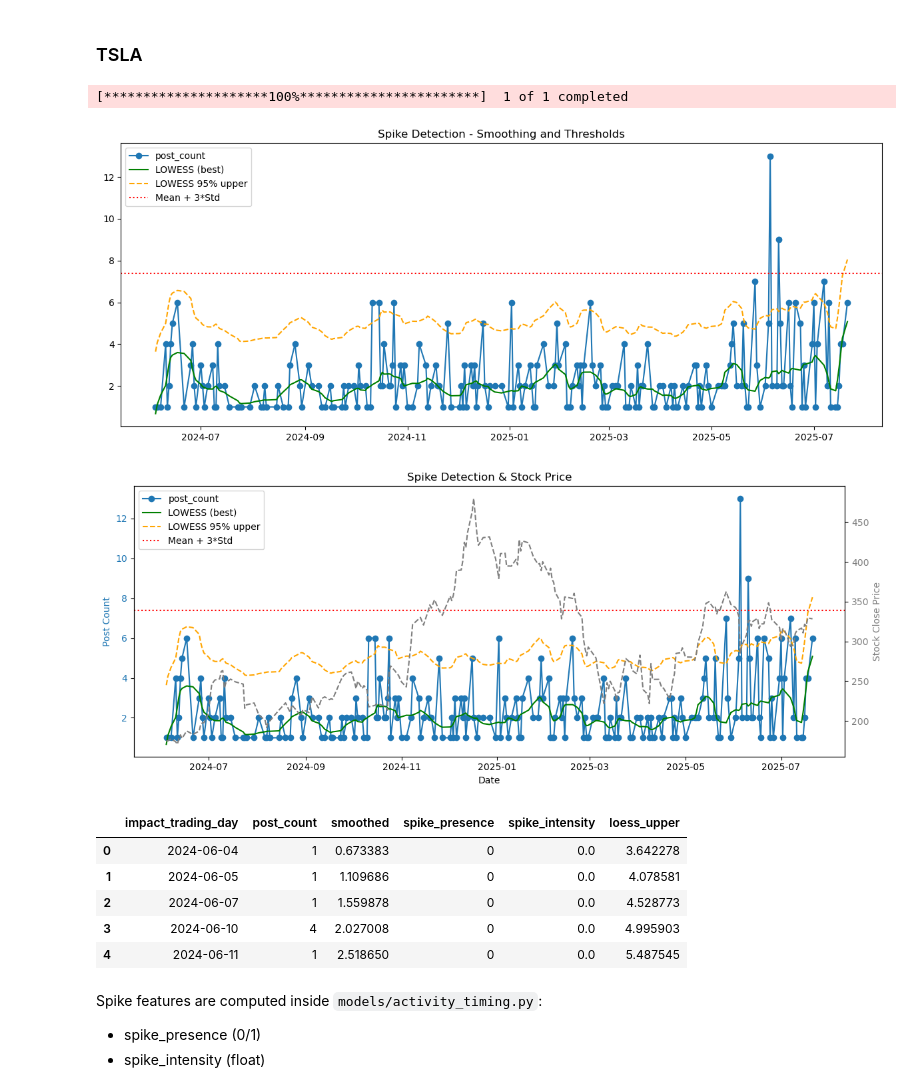
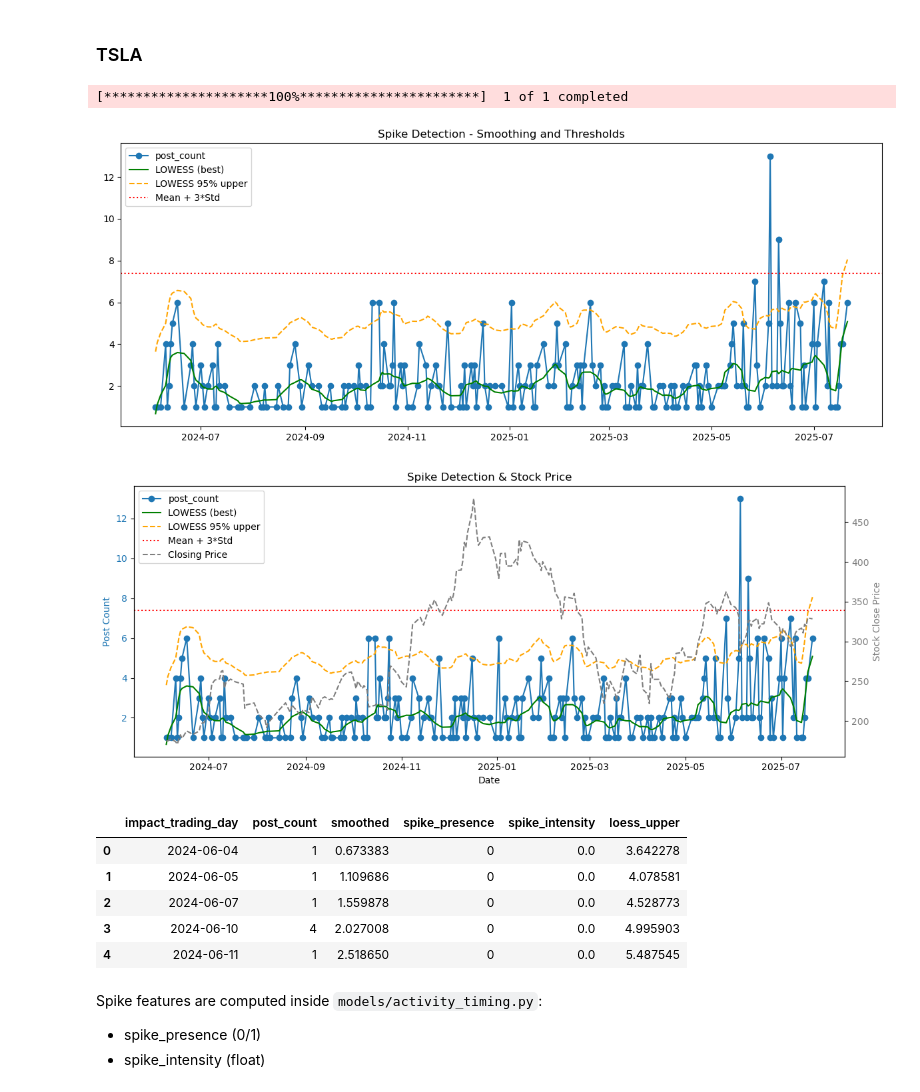
Before and after one commit to Yejin-Hwang/Financial-Time-Series-Forecasting-with-Deep-Learning-Models-and-Social-Media-Sentiment, a Jupyter notebook: notebooks/activity_timing_spike_detection.ipynb, the cells around one changed output. Drawn from its saved outputs; the diff is of its cells as text; code cells hidden in the pictures.

```diff
--- a/notebooks/activity_timing_spike_detection.ipynb
+++ b/notebooks/activity_timing_spike_detection.ipynb
@@ -17,34 +17,34 @@ Spike features are computed inside `models/activity_timing.py`:
 # %%
 # This notebook now delegates logic to models/activity_timing.py
 from pathlib import Path
 from datetime import datetime
 
 import pandas as pd
 
 # Allow running the module when executing the notebook from notebooks/
 import sys
 cwd = Path.cwd().resolve()
 PROJECT_ROOT = cwd.parent if cwd.name == 'notebooks' else cwd
 if str(PROJECT_ROOT) not in sys.path:
     sys.path.insert(0, str(PROJECT_ROOT))
 
 from models.activity_timing import run_activity_timing
 
-INPUT_CSV = PROJECT_ROOT / 'data' / 'interim' / 'activitiy recognition' / 'tesla_sentiment.csv'
-OUTPUT_CSV = PROJECT_ROOT / 'data' / 'interim' / 'activitiy recognition' / 'tsla_spike_data.csv'
+INPUT_CSV = PROJECT_ROOT / 'data' / 'interim' / 'activitiy_recognition' / 'tesla_sentiment.csv'
+OUTPUT_CSV = PROJECT_ROOT / 'data' / 'interim' / 'activitiy_recognition' / 'tsla_spike_data.csv'
 
 result = run_activity_timing(
     input_csv=str(INPUT_CSV),
     output_csv=str(OUTPUT_CSV),
     ticker='TSLA',
     show_plots=True,
 )
 
 result.head()
 # %% [output]
 [*********************100%***********************]  1 of 1 completed
 [figure]
-[figure, old version]
+[figure, new version]
 |  | impact_trading_day | post_count | smoothed | spike_presence | spike_intensity | loess_upper |
 | 0 | 2024-06-04 | 1 | 0.673383 | 0 | 0.0 | 3.642278 |
 | 1 | 2024-06-05 | 1 | 1.109686 | 0 | 0.0 | 4.078581 |
```
Also changed, not shown: parts of 1 cell of this notebook, 5 other files.
